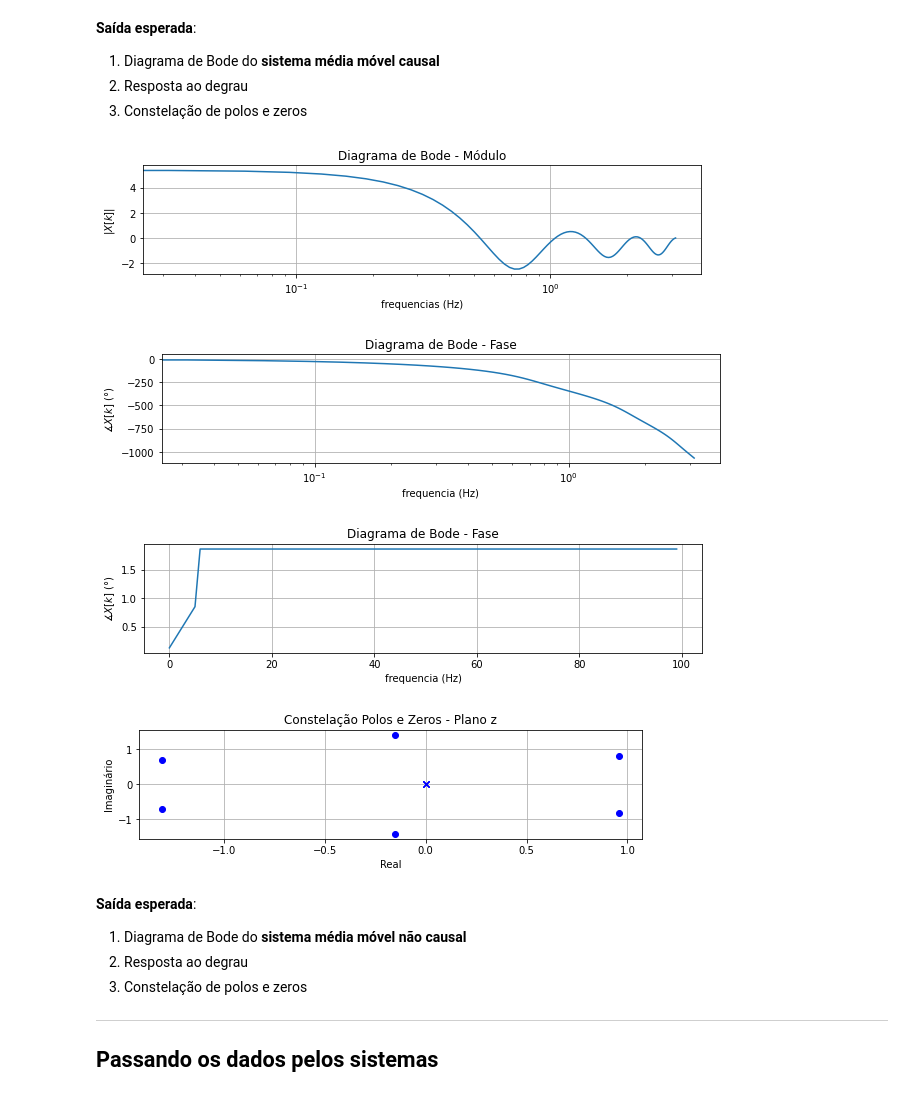
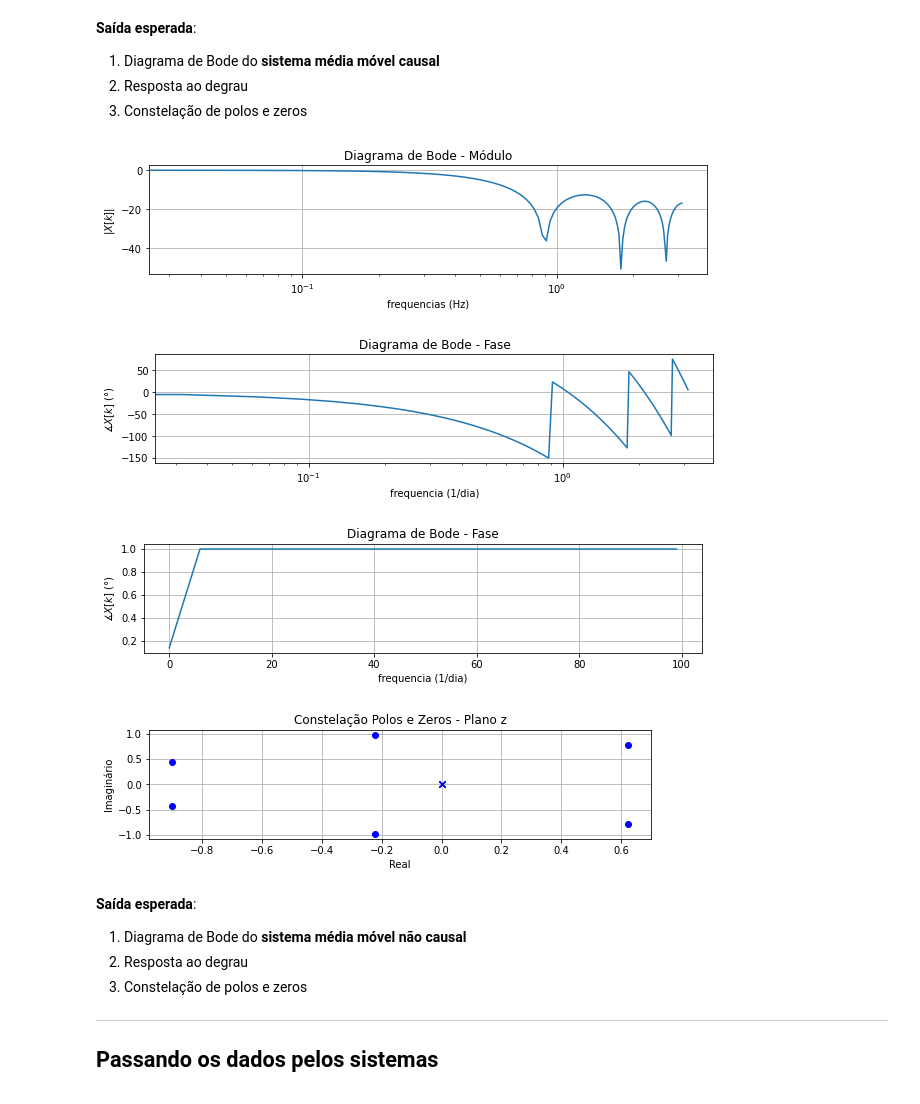
Before and after one commit to iurykischka/Proc.-de-sinais, a Jupyter notebook: Ex/Ex06_sistDiscretos(IURY).ipynb, the cells around one changed output. Drawn from its saved outputs; the diff is of its cells as text; code cells hidden in the pictures.

```diff
--- a/Ex/Ex06_sistDiscretos(IURY).ipynb
+++ b/Ex/Ex06_sistDiscretos(IURY).ipynb
@@ -387,7 +406,9 @@ plt.grid(which = "both");
 1. Constelação de polos e zeros
 # %%
 ### SEU CÓDIGO COMEÇA AQUI ###
-num3 = [1/7, 1/7, 1/7, 1/7, 1/7, 1/7, 1];
+
+#Sistema média móvel não causal de 7 amostras (uma semana)
+num3 = [1/7, 1/7, 1/7, 1/7, 1/7, 1/7, 1/7];
 den3 = [1, 0, 0, 0, 0, 0, 0];
 
 sys3 = signal.dlti(num3, den3);
@@ -401,39 +422,39 @@ plt.semilogx(w3, mag3)
 #plt.xlim(10**(-2),1)
 plt.xlabel("frequencias (Hz)")
 plt.ylabel("$|X[k]|$")
 plt.title("Diagrama de Bode - Módulo")
 plt.grid(1);
 
 #bode Fase
 plt.figure(figsize=(10,2))
 plt.ylabel("$\measuredangle X[k]$ (°)")
-plt.xlabel("frequencia (Hz)")
+plt.xlabel("frequencia (1/dia)")
 plt.title("Diagrama de Bode - Fase")
 plt.semilogx(w3, phase3)
 plt.grid(1);
 
 #Resposta ao degrau
 plt.figure(figsize=(10,2))
 plt.ylabel("$\measuredangle X[k]$ (°)")
-plt.xlabel("frequencia (Hz)")
+plt.xlabel("frequencia (1/dia)")
 plt.title("Diagrama de Bode - Fase")
 plt.plot(a3, np.squeeze(b3))
 plt.grid(1);
 
 #Constelação de polos e zeros no plano z
 plt.figure(figsize = (9, 2))
 plt.title("Constelação Polos e Zeros - Plano z")
 plt.xlabel("Real")
 plt.ylabel("Imaginário")
 plt.plot(np.real(p3), np.imag(p3), "bx");
 plt.plot(np.real(z3), np.imag(z3), "bo");
 plt.grid(which = "both");
 ### FIM DO CÓDIGO ###
 # %% [output]
-[figure, old version]
+[figure, new version]
-[figure, old version]
+[figure, new version]
-[figure, old version]
+[figure, new version]
-[figure, old version]
+[figure, new version]
 # %% [markdown]
 **Saída esperada**:
 1. Diagrama de Bode do **sistema média móvel não causal**
```
Also changed, not shown: parts of 10 cells of this notebook.
